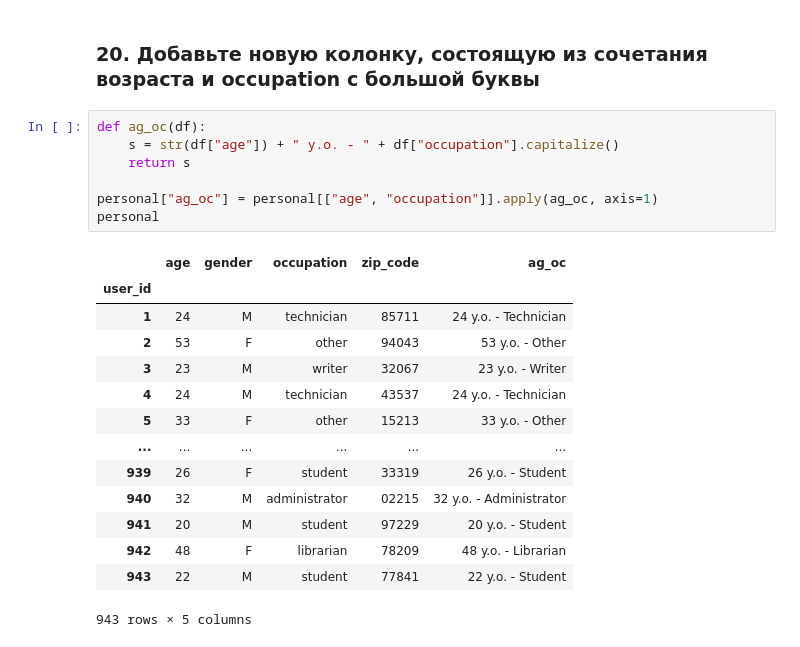
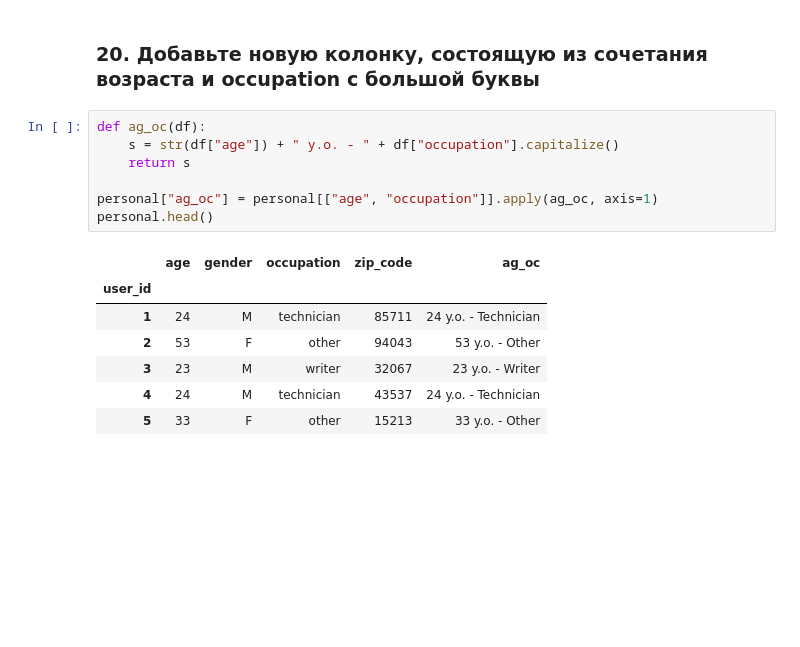
Before and after one commit to Aspirq/PY4_HW4, a Jupyter notebook: homework_4.ipynb, the cells around one changed output. Cells and saved outputs as stored; diff of their text form; blank space fills up the shorter version.

```diff
--- a/homework_4.ipynb
+++ b/homework_4.ipynb
@@ -253,22 +253,15 @@ scnd.sum()
 # %%
 def ag_oc(df):
     s = str(df["age"]) + " y.o. - " + df["occupation"].capitalize()
     return s
 
 personal["ag_oc"] = personal[["age", "occupation"]].apply(ag_oc, axis=1)
-personal
+personal.head()
 # %% [output]
 |  | age | gender | occupation | zip_code | ag_oc |
 | user_id |  |  |  |  |  |
 | 1 | 24 | M | technician | 85711 | 24 y.o. - Technician |
 | 2 | 53 | F | other | 94043 | 53 y.o. - Other |
 | 3 | 23 | M | writer | 32067 | 23 y.o. - Writer |
 | 4 | 24 | M | technician | 43537 | 24 y.o. - Technician |
 | 5 | 33 | F | other | 15213 | 33 y.o. - Other |
-| ... | ... | ... | ... | ... | ... |
-| 939 | 26 | F | student | 33319 | 26 y.o. - Student |
-| 940 | 32 | M | administrator | 02215 | 32 y.o. - Administrator |
-| 941 | 20 | M | student | 97229 | 20 y.o. - Student |
-| 942 | 48 | F | librarian | 78209 | 48 y.o. - Librarian |
-| 943 | 22 | M | student | 77841 | 22 y.o. - Student |
-943 rows × 5 columns
```
Also changed, not shown: parts of 5 cells of this notebook.
